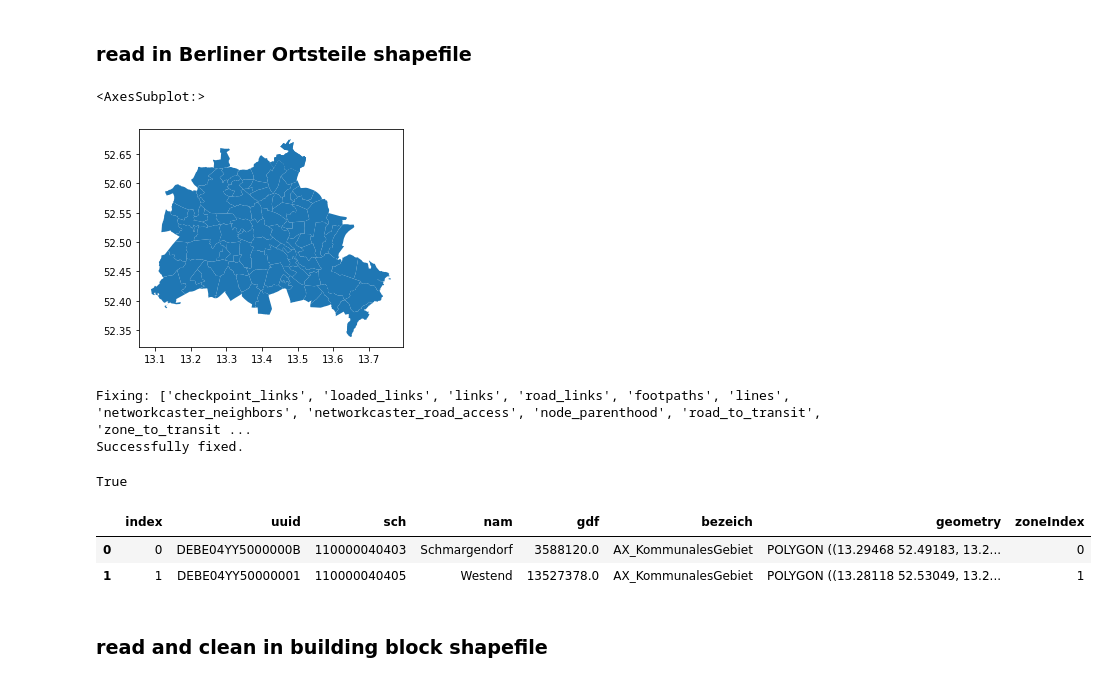
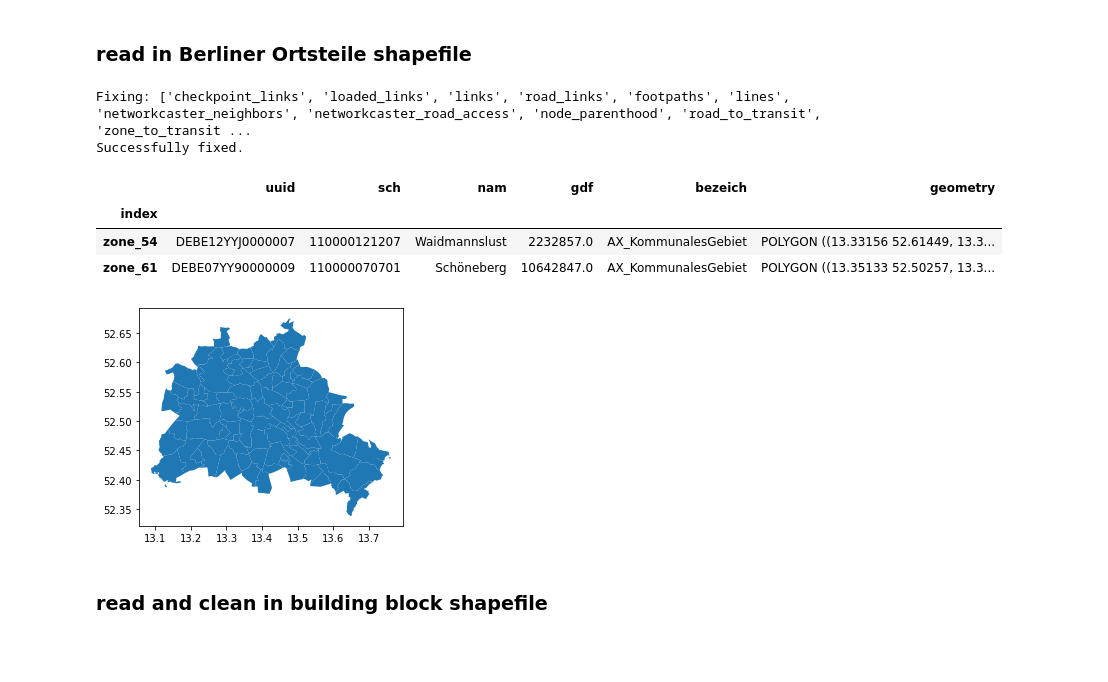
Before and after one commit to maximylius/quetzal_berlin, a Jupyter notebook: notebooks/best_version/101_p_create_zones.ipynb, the cells around one changed output. Saved outputs shown, nothing was run; the diff lists cells and outputs as text; code cells hidden in the pictures; blank space fills up the shorter version.

```diff
--- a/notebooks/best_version/101_p_create_zones.ipynb
+++ b/notebooks/best_version/101_p_create_zones.ipynb
@@ -38,12 +32,7 @@ sm = stepmodel.StepModel(debug=False,
 ### read in Berliner Ortsteile shapefile
 # %%
 # Load the model with LoS tables from the last exercise
-model_path = '../../model/'
 sm = stepmodel.read_json(model_path + 'los_tables')
-gpd.GeoSeries(sm.zones['geometry'],crs=4326).plot()
-# %% [output]
-<AxesSubplot:>
-[figure, removed]
 # %%
 # check for broken GeoDataFrames
 broken_gdf_keys = [key for key in sm.__dict__.keys() if type(sm.__dict__[key]) == pd.core.frame.DataFrame and 'geometry' in sm.__dict__[key].columns]
@@ -59,32 +48,15 @@ else:
 # %% [output]
 Fixing: ['checkpoint_links', 'loaded_links', 'links', 'road_links', 'footpaths', 'lines', 'networkcaster_neighbors', 'networkcaster_road_access', 'node_parenthood', 'road_to_transit', 'zone_to_transit ...
 Successfully fixed.
-# %%
-sm.zones.crs == 4326
-# %% [output]
-True
-# %%
-# change crs to Söldner CRS
-#crs_code = 3068
-# set to standard CRS for compatability with osmnx
-crs_code = 4326
-if not sm.zones.crs == crs_code:
-    sm.zones = sm.zones.to_crs(epsg = crs_code)
-# %%
-# sm.zones =
-from shapely.ops import unary_union
-sch = sm.zones['sch']
-dpls = list(sch[sch.duplicated()])
-for dpl in dpls:
-    sm.zones['geometry'][sch == dpl][0] = unary_union([x for x in sm.zones['geometry'][sch == dpl]])
-    blIndex = [True if not row == dpl or not dpl in list(sch.iloc[:n]) else False for n, row in enumerate(sch)]
-    sm.zones = sm.zones[blIndex]
 # %%
-sm.zones.head(2)
+sm.zones.plot()
+sm.zones.sample(2)
 # %% [output]
-|  | index | uuid | sch | nam | gdf | bezeich | geometry | zoneIndex |
-| 0 | 0 | DEBE04YY5000000B | 110000040403 | Schmargendorf | 3588120.0 | AX_KommunalesGebiet | POLYGON ((13.29468 52.49183, 13.2... | 0 |
-| 1 | 1 | DEBE04YY50000001 | 110000040405 | Westend | 13527378.0 | AX_KommunalesGebiet | POLYGON ((13.28118 52.53049, 13.2... | 1 |
+|  | uuid | sch | nam | gdf | bezeich | geometry |
+| index |  |  |  |  |  |  |
+| zone_54 | DEBE12YYJ0000007 | 110000121207 | Waidmannslust | 2232857.0 | AX_KommunalesGebiet | POLYGON ((13.33156 52.61449, 13.3... |
+| zone_61 | DEBE07YY90000009 | 110000070701 | Schöneberg | 10642847.0 | AX_KommunalesGebiet | POLYGON ((13.35133 52.50257, 13.3... |
+[figure, added]
 # %% [markdown]
 ### read and clean in building block shapefile
 # %%
```
Also changed, not shown: parts of 8 cells of this notebook, 1 other file.
